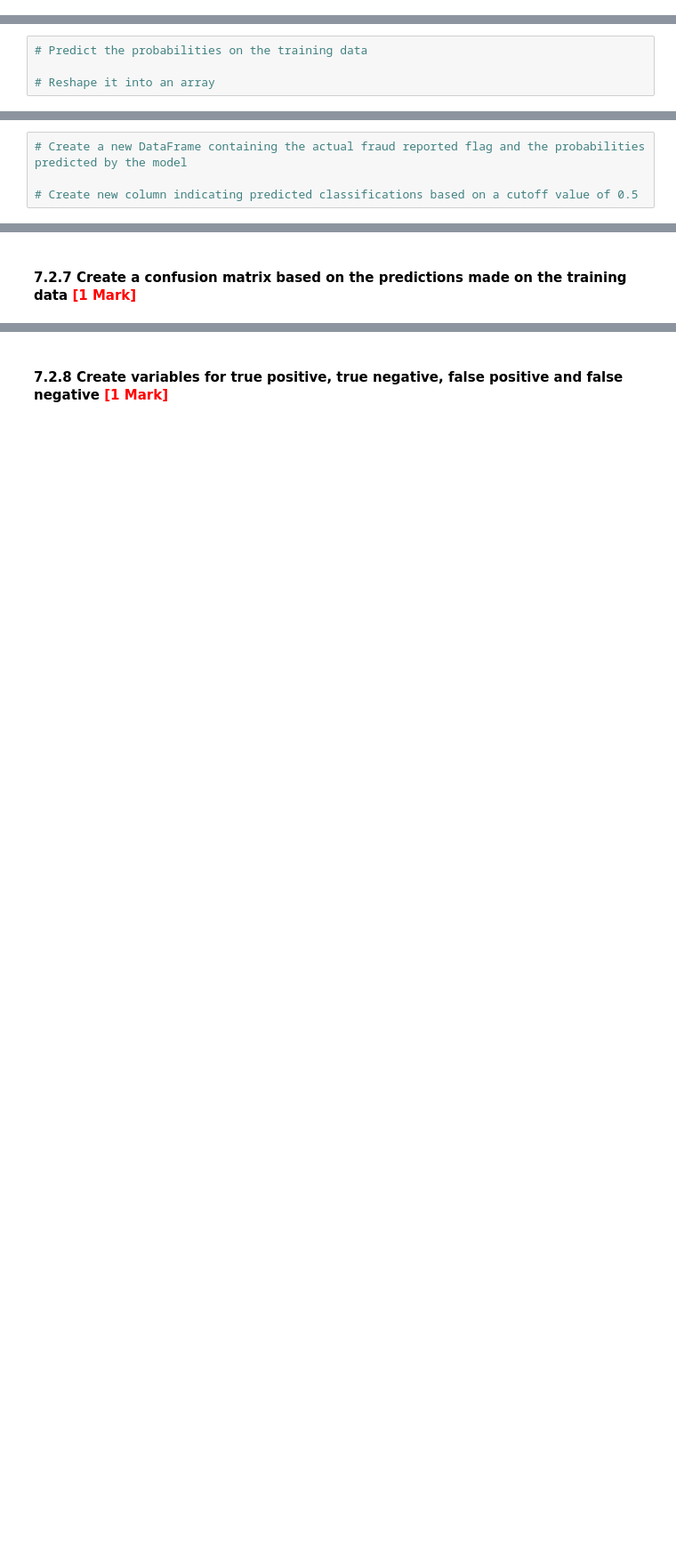
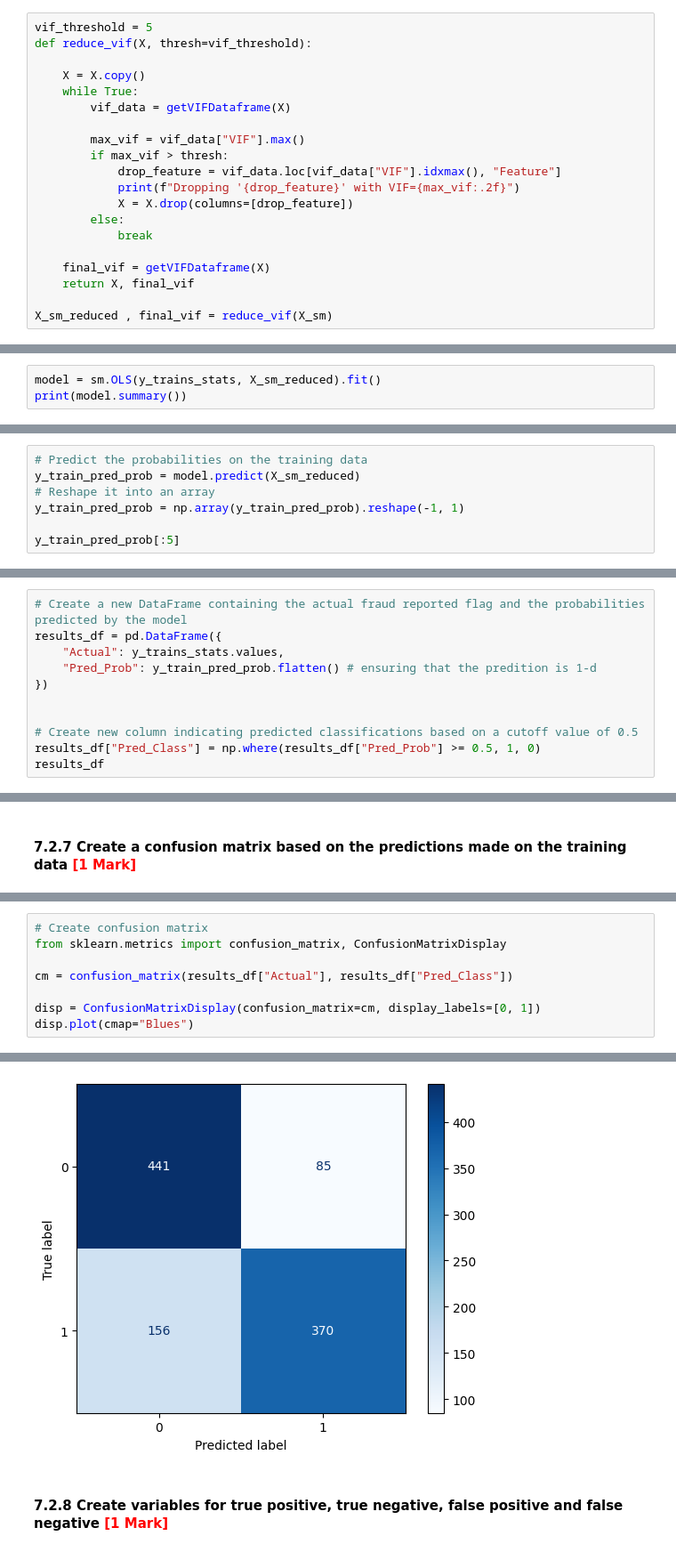
Before and after one commit to Prithvi1510/credit-card-detect-upgrad, a Jupyter notebook: Fraudulent_Claim_Detection_Starter.ipynb, the cells around one changed output, grey strips where cells are left out. Shown at 89% size. Cells and saved outputs as stored; diff of their text form; blank space fills up the shorter version.

```diff
--- a/Fraudulent_Claim_Detection_Starter.ipynb
+++ b/Fraudulent_Claim_Detection_Starter.ipynb
@@ -969,2 +1263,22 @@ from statsmodels.stats.outliers_influence import variance_inflation_factor
 # %% [markdown]
 Proceed to the next step if p-values and VIFs are within acceptable ranges. If you observe high p-values or VIFs, drop the features and retrain the model. <font color="red">[THIS IS OPTIONAL]</font>
+# %%
+vif_threshold = 5
+def reduce_vif(X, thresh=vif_threshold):
+
+    X = X.copy()
+    while True:
+        vif_data = getVIFDataframe(X)
+
+        max_vif = vif_data["VIF"].max()
+        if max_vif > thresh:
+            drop_feature = vif_data.loc[vif_data["VIF"].idxmax(), "Feature"]
+            print(f"Dropping '{drop_feature}' with VIF={max_vif:.2f}")
+            X = X.drop(columns=[drop_feature])
+        else:
+            break
+
+    final_vif = getVIFDataframe(X)
+    return X, final_vif
+
+X_sm_reduced , final_vif = reduce_vif(X_sm)
@@ -970,0 +1312,3 @@ Proceed to the next step if p-values and VIFs are within acceptable ranges. If y
+# %%
+model = sm.OLS(y_trains_stats, X_sm_reduced).fit()
+print(model.summary())
@@ -972,5 +1334,8 @@ Proceed to the next step if p-values and VIFs are within acceptable ranges. If y
 #### **7.2.4** Make predictions on training data <font color = "red">[1 Mark]</font>
 # %%
 # Predict the probabilities on the training data
+y_train_pred_prob = model.predict(X_sm_reduced)
+# Reshape it into an array
+y_train_pred_prob = np.array(y_train_pred_prob).reshape(-1, 1)
 
-# Reshape it into an array
+y_train_pred_prob[:5]
@@ -978,5 +1349,12 @@ Proceed to the next step if p-values and VIFs are within acceptable ranges. If y
 #### **7.2.5** Create a DataFrame that includes actual fraud reported flags, predicted probabilities, and a column indicating predicted classifications based on a cutoff value of 0.5 <font color="red">[1 Mark]</font>
 # %%
 # Create a new DataFrame containing the actual fraud reported flag and the probabilities predicted by the model
+results_df = pd.DataFrame({
+    "Actual": y_trains_stats.values,
+    "Pred_Prob": y_train_pred_prob.flatten() # ensuring that the predition is 1-d
+})
+
 
 # Create new column indicating predicted classifications based on a cutoff value of 0.5
+results_df["Pred_Class"] = np.where(results_df["Pred_Prob"] >= 0.5, 1, 0)
+results_df
@@ -997,0 +1392,9 @@ from sklearn import metrics
+# %%
+# Create confusion matrix
+from sklearn.metrics import confusion_matrix, ConfusionMatrixDisplay
+
+cm = confusion_matrix(results_df["Actual"], results_df["Pred_Class"])
+
+disp = ConfusionMatrixDisplay(confusion_matrix=cm, display_labels=[0, 1])
+disp.plot(cmap="Blues")
+# %% [output]
@@ -998,3 +1402,4 @@ from sklearn import metrics
+[figure, added]
 # %% [markdown]
 #### **7.2.8** Create variables for true positive, true negative, false positive and false negative <font color="red">[1 Mark]</font>
 # %%
```
Also changed, not shown: parts of 82 cells of this notebook, 2 other files.
